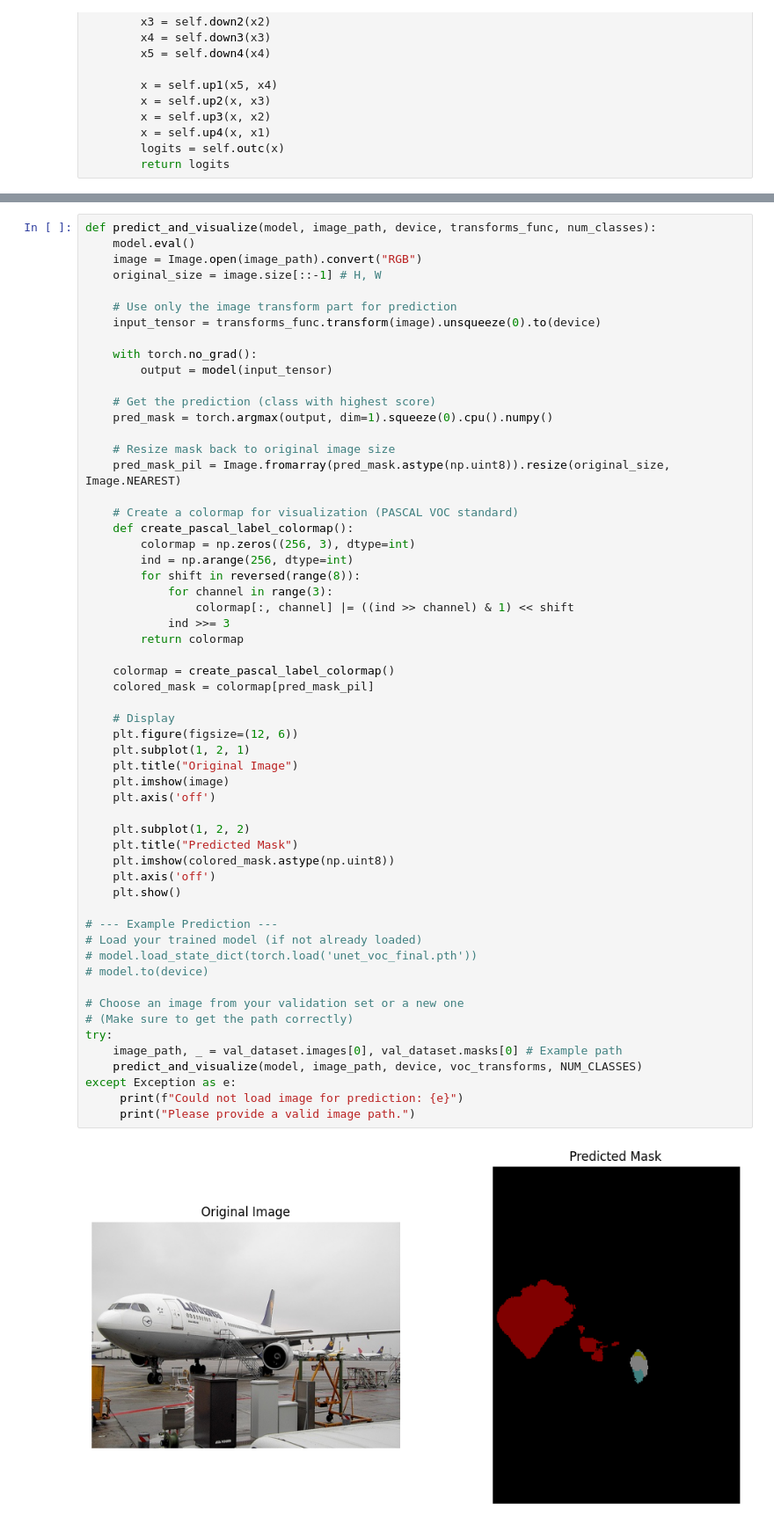
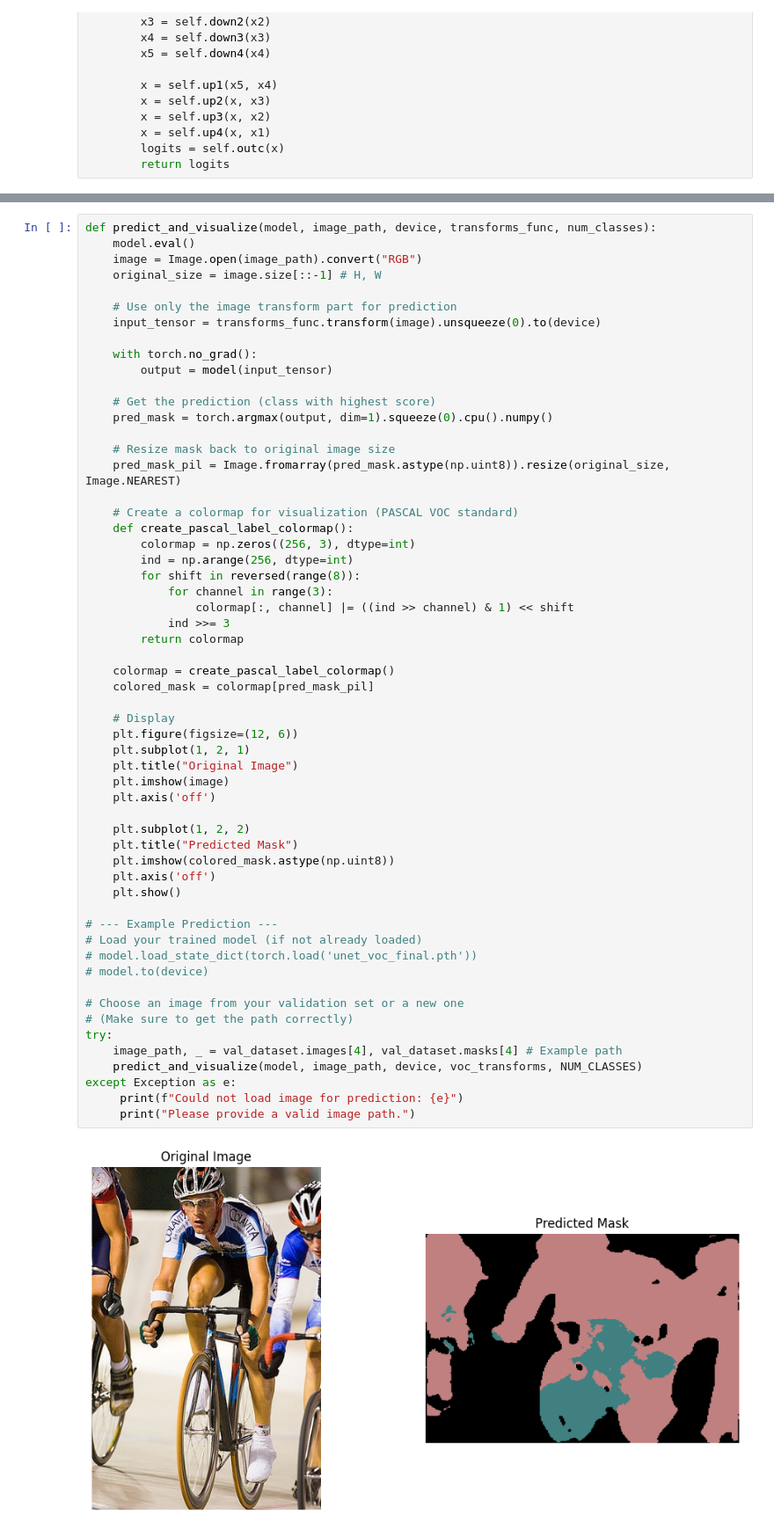
Before and after one commit to sriramadhenu/subject-isolation, a Jupyter notebook: models/UNET/unet.ipynb, the cells around one changed output, grey strips where cells are left out. Shown at 88% size. Drawn from its saved outputs; the diff is of its cells as text.

```diff
--- a/models/UNET/unet.ipynb
+++ b/models/UNET/unet.ipynb
@@ -294,32 +294,32 @@ def predict_and_visualize(model, image_path, device, transforms_func, num_classe
 
     colormap = create_pascal_label_colormap()
     colored_mask = colormap[pred_mask_pil]
 
     # Display
     plt.figure(figsize=(12, 6))
     plt.subplot(1, 2, 1)
     plt.title("Original Image")
     plt.imshow(image)
     plt.axis('off')
 
     plt.subplot(1, 2, 2)
     plt.title("Predicted Mask")
     plt.imshow(colored_mask.astype(np.uint8))
     plt.axis('off')
     plt.show()
 
 # --- Example Prediction ---
 # Load your trained model (if not already loaded)
 # model.load_state_dict(torch.load('unet_voc_final.pth'))
 # model.to(device)
 
 # Choose an image from your validation set or a new one
 # (Make sure to get the path correctly)
 try:
-    image_path, _ = val_dataset.images[0], val_dataset.masks[0] # Example path
+    image_path, _ = val_dataset.images[4], val_dataset.masks[4] # Example path
     predict_and_visualize(model, image_path, device, voc_transforms, NUM_CLASSES)
 except Exception as e:
      print(f"Could not load image for prediction: {e}")
      print("Please provide a valid image path.")
 # %% [output]
-[figure, old version]
+[figure, new version]
```
Also changed, not shown: parts of 1 cell of this notebook, 1 other file.
